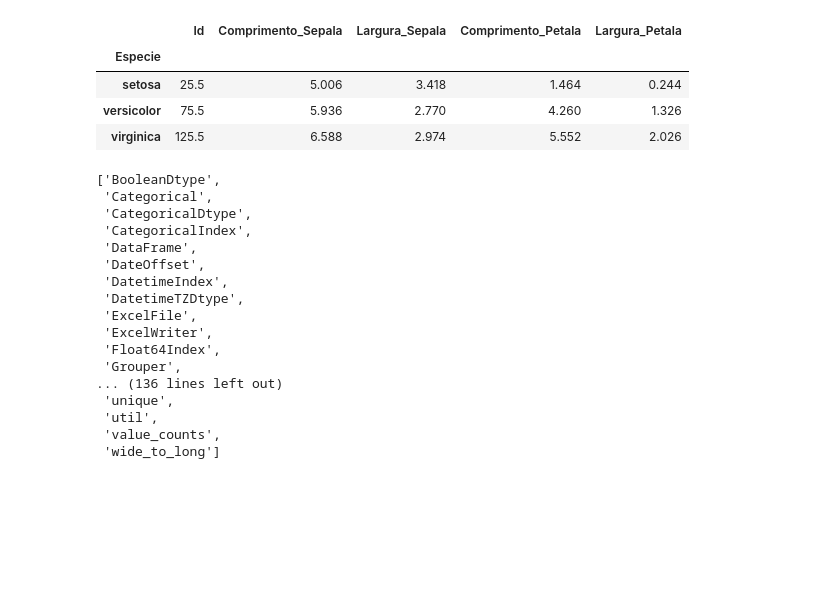
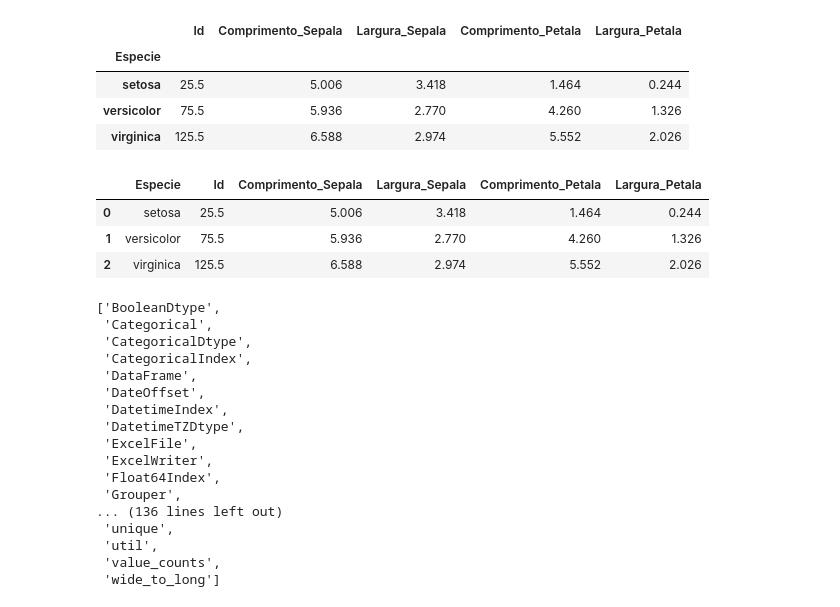
Before and after one commit to MiuraBruno/Curso_python_turma3, a Jupyter notebook: aula_10/aula_10.ipynb, the cells around one changed output. Drawn from its saved outputs; the diff is of its cells as text; code cells hidden in the pictures; blank space fills up the shorter version.

```diff
--- a/aula_10/aula_10.ipynb
+++ b/aula_10/aula_10.ipynb
@@ -1001,3 +1003,10 @@ df\
+# %%
+df.groupby('Especie').mean().reset_index()
+# %% [output]
+|  | Especie | Id | Comprimento_Sepala | Largura_Sepala | Comprimento_Petala | Largura_Petala |
+| 0 | setosa | 25.5 | 5.006 | 3.418 | 1.464 | 0.244 |
+| 1 | versicolor | 75.5 | 5.936 | 2.770 | 4.260 | 1.326 |
+| 2 | virginica | 125.5 | 6.588 | 2.974 | 5.552 | 2.026 |
 # %%
 dir(pd)
 # %% [output]
```
Also changed, not shown: parts of 1 cell of this notebook, 4 other files.
